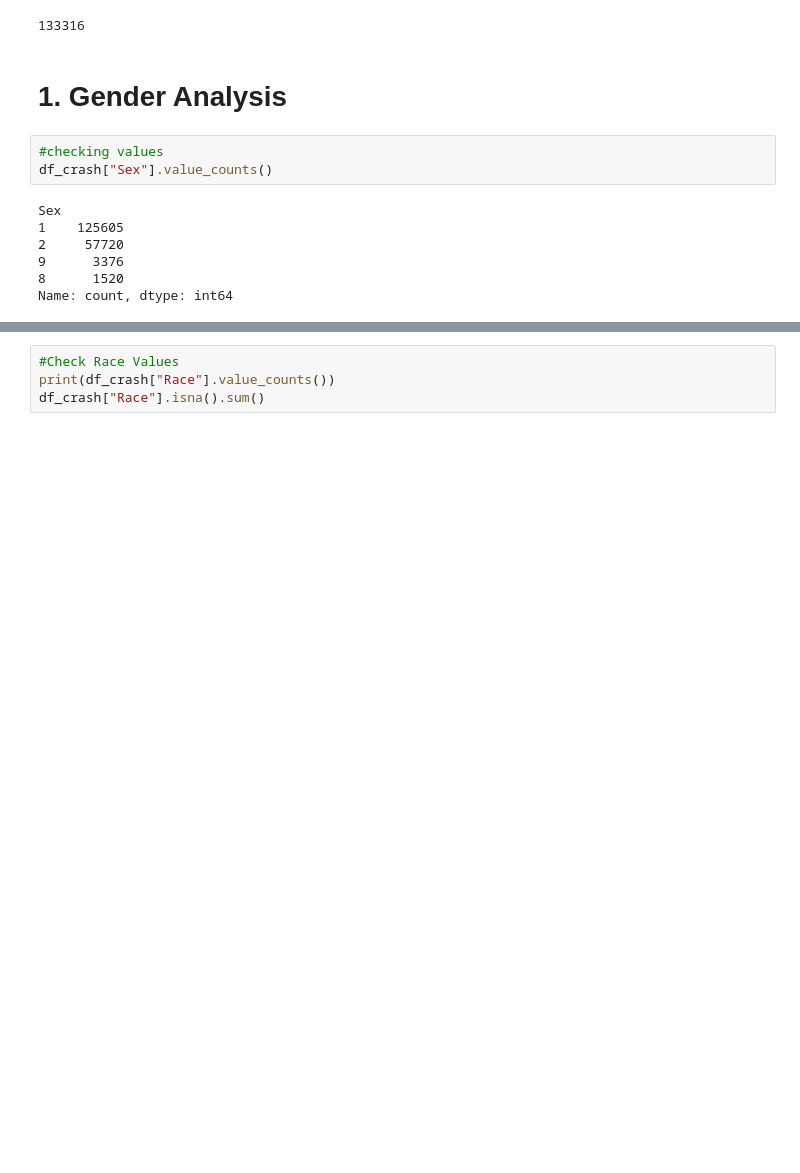
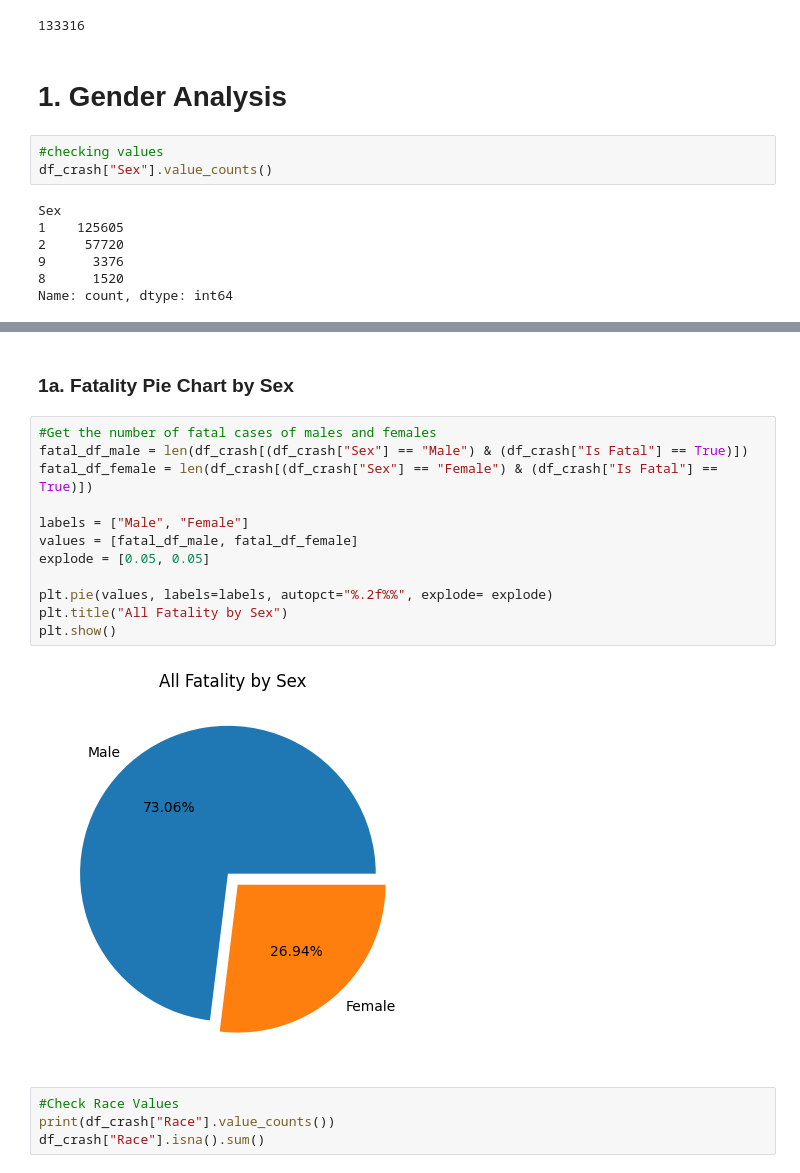
Before and after one commit to dcheung0720/Data-Wizards-1, a Jupyter notebook: Analysis/CrashAnalysis.ipynb, the cells around one changed output, grey strips where cells are left out. Cells and saved outputs as stored; diff of their text form; blank space fills up the shorter version.

Commit message:
added pie charts for Fatality by Sex

```diff
--- a/Analysis/CrashAnalysis.ipynb
+++ b/Analysis/CrashAnalysis.ipynb
@@ -65,6 +65,22 @@ df_crash.head()
 | 5 | 480010 | 20 | Male | White | Front Seat, Left Side | False | True | Not Reported | Not Reported | ... |
 | 6 | 480006 | 25 | Male | White | Front Seat, Left Side | False | True | No (drugs not involved) | Yes (Alcohol Involved) | ... |
 | 12 | 450001 | 36 | Male | Not a Fatality (not Applicable) | Front Seat, Left Side | False | False | Not Reported | Not Reported | ... |
+# %% [markdown]
+<h3>1a. Fatality Pie Chart by Sex</h3>
+# %%
+#Get the number of fatal cases of males and females
+fatal_df_male = len(df_crash[(df_crash["Sex"] == "Male") & (df_crash["Is Fatal"] == True)])
+fatal_df_female = len(df_crash[(df_crash["Sex"] == "Female") & (df_crash["Is Fatal"] == True)])
+
+labels = ["Male", "Female"]
+values = [fatal_df_male, fatal_df_female]
+explode = [0.05, 0.05]
+
+plt.pie(values, labels=labels, autopct="%.2f%%", explode= explode)
+plt.title("All Fatality by Sex")
+plt.show()
+# %% [output]
+[figure, added]
 # %%
 #Check Race Values
 print(df_crash["Race"].value_counts())
```
Also changed, not shown: parts of 3 cells of this notebook.
